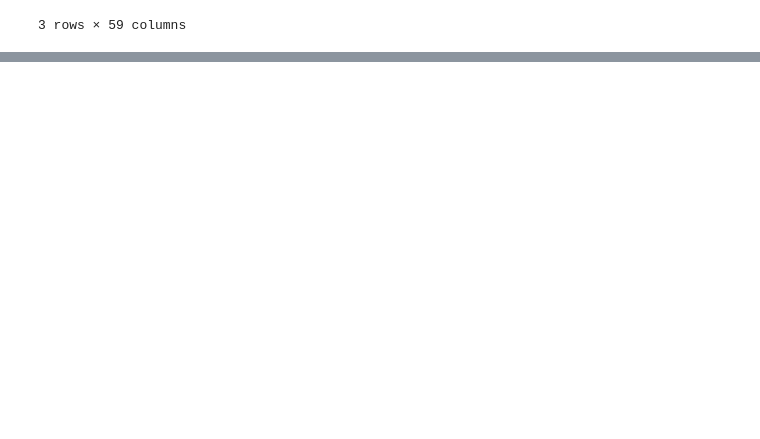
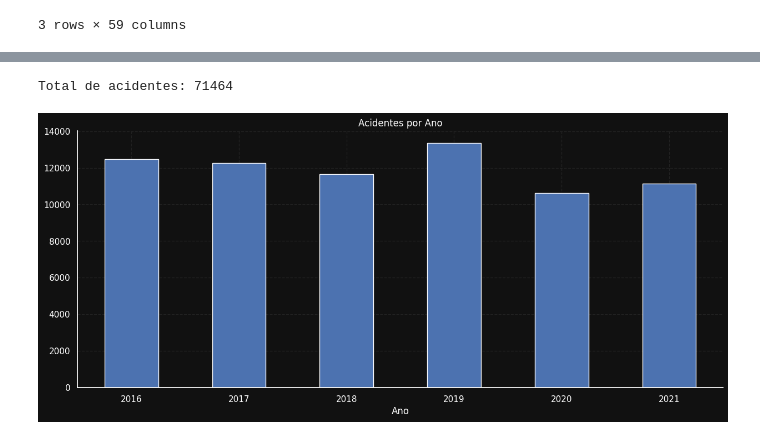
Before and after one commit to redsonlopez/accidata, a Jupyter notebook: notebooks/eda.ipynb, the cells around one changed output, grey strips where cells are left out. Cells and saved outputs as stored; diff of their text form; code cells hidden in the pictures; blank space fills up the shorter version.

```diff
--- a/notebooks/eda.ipynb
+++ b/notebooks/eda.ipynb
@@ -11,0 +38,11 @@ df.head(3)
+# %%
+total_acidentes = df['numero_boletim'].nunique()
+print(f'Total de acidentes: {total_acidentes}')
+# %% [output]
+Total de acidentes: 71464
+# %%
+acidentes_por_ano = df.groupby('Ano')['numero_boletim'].nunique()
+acidentes_por_ano.plot(kind='bar', title='Acidentes por Ano')
+plt.xticks(rotation=0);
+# %% [output]
+[figure, added]
```
Also changed, not shown: parts of 20 cells of this notebook, 3 other files.
